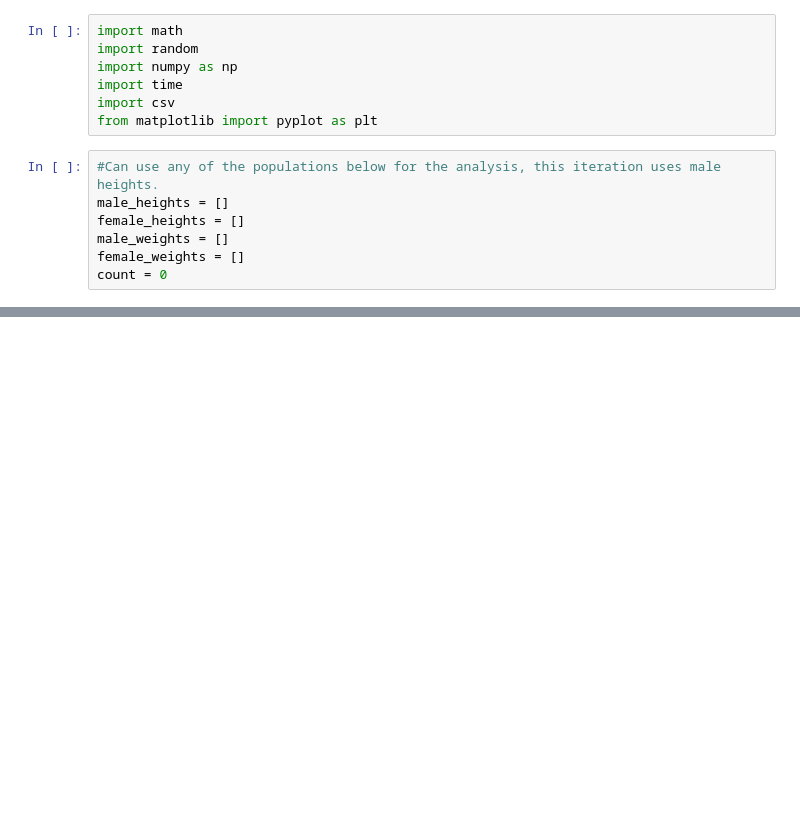
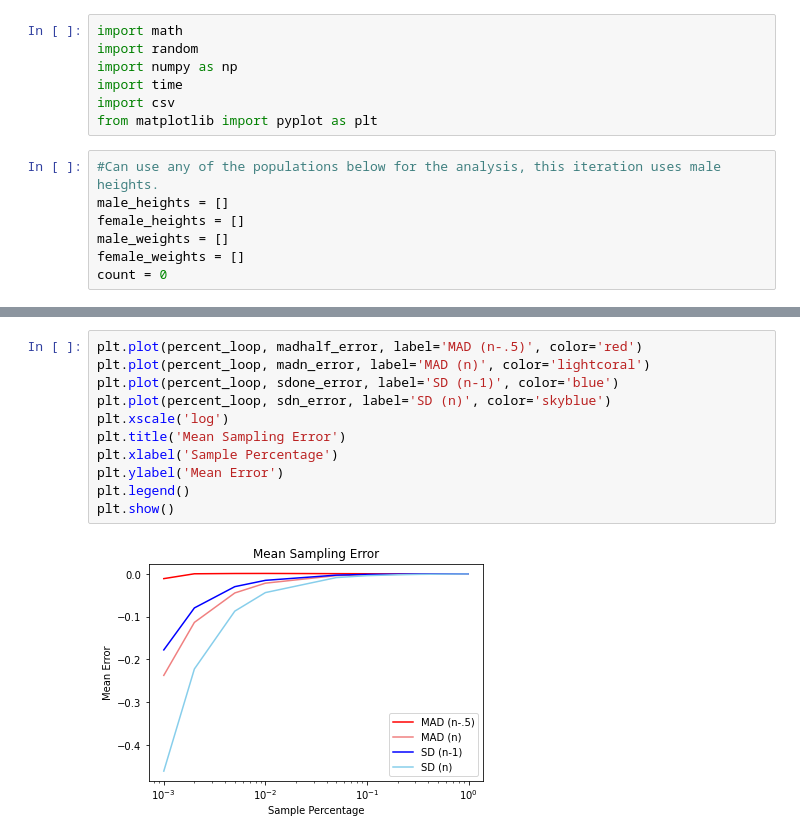
Before and after one commit to cloudroger/statistical_experiments, a Jupyter notebook: sample_sd_mad.ipynb, the cells around one changed output, grey strips where cells are left out. Drawn from its saved outputs; the diff is of its cells as text; blank space fills up the shorter version.

```diff
--- a/sample_sd_mad.ipynb
+++ b/sample_sd_mad.ipynb
@@ -143,0 +193,13 @@ plt.show()
+# %%
+plt.plot(percent_loop, madhalf_error, label='MAD (n-.5)', color='red')
+plt.plot(percent_loop, madn_error, label='MAD (n)', color='lightcoral')
+plt.plot(percent_loop, sdone_error, label='SD (n-1)', color='blue')
+plt.plot(percent_loop, sdn_error, label='SD (n)', color='skyblue')
+plt.xscale('log')
+plt.title('Mean Sampling Error')
+plt.xlabel('Sample Percentage')
+plt.ylabel('Mean Error')
+plt.legend()
+plt.show()
+# %% [output]
+[figure, added]
```
Also changed, not shown: parts of 15 cells of this notebook.
